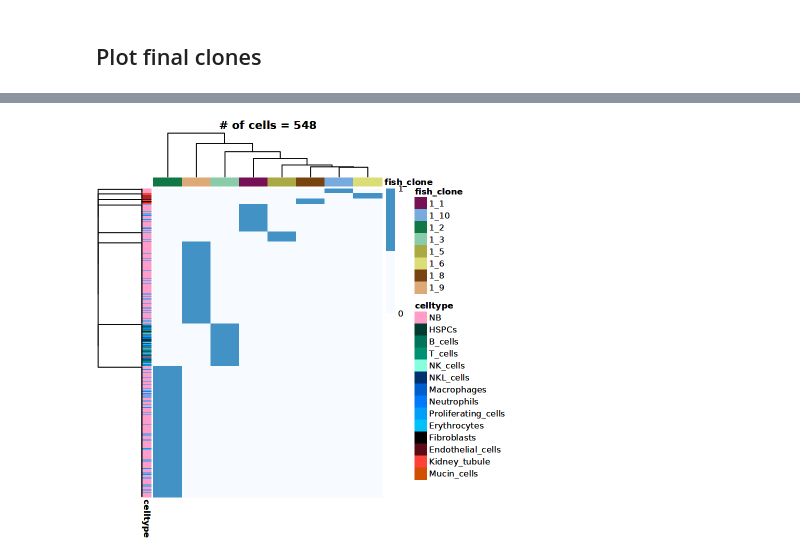
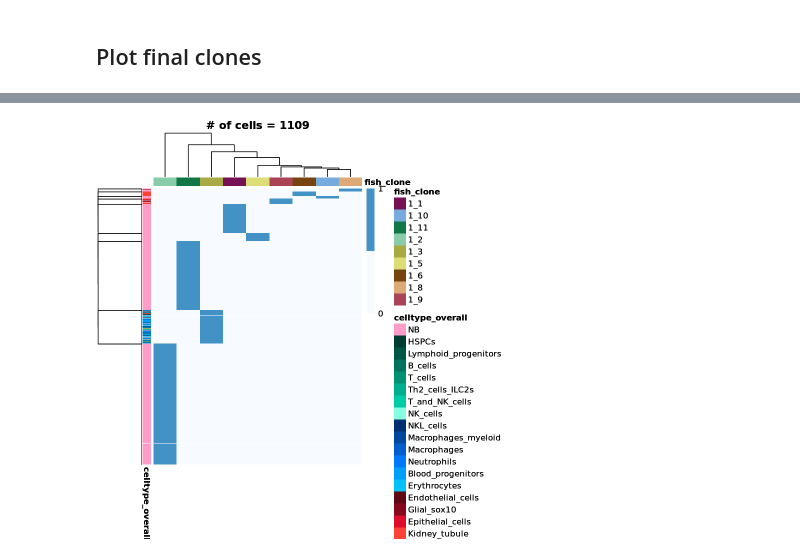
Before and after one commit to junker-lab/neuroblastoma_lineage, a Jupyter notebook: lineage/linBC_processing_and_clone_calling/full_clone_calling_multi_bAllos4_tums.ipynb, the cells around one changed output, grey strips where cells are left out. Saved outputs shown, nothing was run; the diff lists cells and outputs as text; code cells hidden in the pictures.

Commit message:
changed data input for final clone plots to contain cells from both sequencing runs as also presented in fig 4c

```diff
--- a/lineage/linBC_processing_and_clone_calling/full_clone_calling_multi_bAllos4_tums.ipynb
+++ b/lineage/linBC_processing_and_clone_calling/full_clone_calling_multi_bAllos4_tums.ipynb
@@ -1123,7 +1144,8 @@ Here we will look at fish ID 1 as an example.
 tum_it <- '1'
 # %%
 # Reload data for high resolution clones for fish ID 1
-clone_df <- read.delim(paste0('filtered_scar_data_with_clone_defs_final_',dat_name,'_',tum_it,'_highResolutionClones_resCutoff_0.csv'), sep = ',', stringsAsFactors = F, row.names = 1)
+clone_df <- read.delim(paste0('output/source_data_fig_4c_filtered_scar_data_with_clone_defs_final_multi_bAllos_4_tum_',tum_it,'_highResolutionClones_resCutoff_0.csv'),
+                       sep = ',', stringsAsFactors = F, row.names = 1)
 
 clone_df <- clone_df[!is.na(clone_df$fish_clone),]
 clone_df$fish_clone <- as.character(clone_df$fish_clone)
@@ -1141,8 +1163,9 @@ allls_cbs <- allls_cbs[!duplicated(allls_cbs$Barcode),]
 table(duplicated(allls_cbs$Barcode))
 
 # Choose metadata columns to keep for plotting
-cell_info <- left_join(allls_cbs, clone_df_inf[,c("Barcode","tumour_all","fish_all","celltype")], by = "Barcode")
+cell_info <- left_join(allls_cbs, clone_df_inf[,c("Barcode","tumour_all","fish_all","celltype_overall")], by = "Barcode")
 cell_info$fish_all <- as.character(cell_info$fish_all)
+cell_info$celltype_overall <- as.character(cell_info$celltype_overall)
 
 rownames(cell_info) <- cell_info$Barcode
 
@@ -1165,11 +1188,3 @@ FALSE
-# %%
-cell_info$celltype[cell_info$celltype == 'Endothelial'] <- 'Endothelial_cells'
-cell_info$celltype[cell_info$celltype == 'Epithelial'] <- 'Endothelial_cells'
-cell_info$celltype[cell_info$celltype == 'HSCs_thrombocytes'] <- 'HSPCs'
-cell_info$celltype[cell_info$celltype == 'Fibroblasts_smoothMuscle'] <- 'Fibroblasts'
-cell_info$celltype[cell_info$celltype == 'Glial_cells'] <- 'Glial_sox10'
-
-names(allmerged_final_ct_cols)[names(allmerged_final_ct_cols) == 'Blood_progenitors'] <- 'Proliferating_cells'
 # %%
 # Define colours for heatmap annotation
 
@@ -1180,13 +1195,13 @@ colnames(scar_info_clust)[1] <- "fish_clone"
 
 
 # Create one dataframe for celltypes only
-cell_info_clust <- as.data.frame(cell_info$celltype)
+cell_info_clust <- as.data.frame(cell_info$celltype_overall)
 rownames(cell_info_clust) <- rownames(cell_info)
-colnames(cell_info_clust)[1] <- "celltype"
+colnames(cell_info_clust)[1] <- "celltype_overall"
 
 
 cols_celltype <- allmerged_final_ct_cols
-cols_celltype <- cols_celltype[names(cols_celltype) %in% cell_info$celltype]
+cols_celltype <- cols_celltype[names(cols_celltype) %in% cell_info$celltype_overall]
 
 cols_tumour <- tol21rainbow[1:length(unique(cell_info$tumour_all))]
 names(cols_tumour) <- unique(cell_info$tumour_all)
@@ -1201,7 +1216,7 @@ names(cols_scar) <- unique(scar_info_clust$fish_clone)
 ann_colors = list(
     tumour_all = cols_tumour,
     fish_all = cols_fish,
-    celltype = cols_celltype,
+    celltype_overall = cols_celltype,
     fish_clone = cols_scar
 )
 # %%
@@ -1223,18 +1238,15 @@ ggsave(plot = ploto, filename = paste0("pics/allTargs_",dat_name,"_CommonCluster
 # %%
 ploto <- pheatmap(allls_cbs,
   show_rownames = FALSE, show_colnames = FALSE,
   color = colorRampPalette(c("#F7FBFF", "#4292C6"))(2),
   legend_breaks = seq(0,1) ,
   annotation_row = cell_info_clust,
   annotation_col = scar_info_clust,
   annotation_colors = ann_colors,
   cluster_cols = T,
-  main = paste0('# of cells = ',length(unique(clone_df_inf$Barcode))),
-  #cutree_cols = 14,
-  #cutree_rows = 6
-
+  main = paste0('# of cells = ',length(unique(clone_df_inf$Barcode)))
 )
 ploto
-ggsave(plot = ploto, filename = paste0("pics/allTargs_",dat_name,"_CommonClusters_exclusive_heatmap_tum_",tum_it,"_CelltypeAndTum_withCloneIDs.png"), width = 6, height = 9, dpi = 500)
+ggsave(plot = ploto, filename = paste0("output/pics/allTargs_",dat_name,"_CommonClusters_exclusive_heatmap_tum_",tum_it,"_CelltypeAndTum_withCloneIDs.png"), width = 6, height = 9, dpi = 500)
 # %% [output]
-[figure, old version]
+[figure, new version]
```
Also changed, not shown: parts of 5 cells of this notebook.
